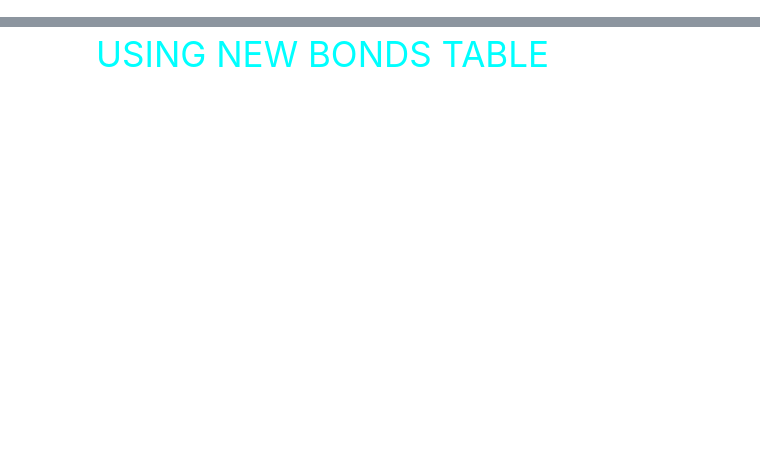
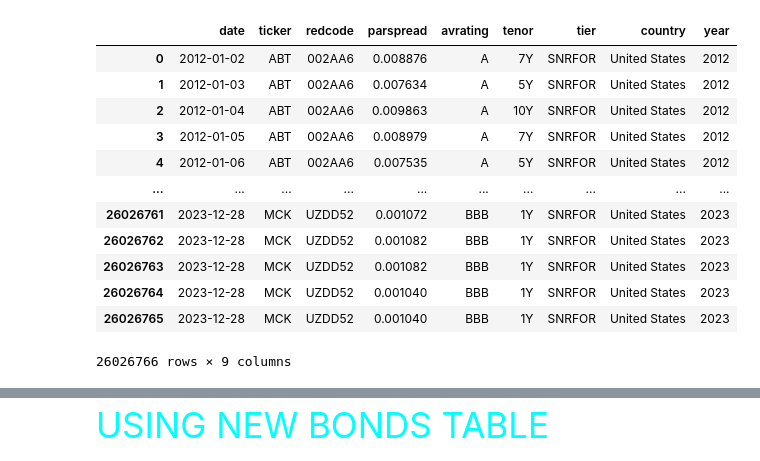
Before and after one commit to zixiaowang123/full_stack_project, a Jupyter notebook: src/test.ipynb, the cells around one changed output, grey strips where cells are left out. Cells and saved outputs as stored; diff of their text form; code cells hidden in the pictures; blank space fills up the shorter version.

```diff
--- a/src/test.ipynb
+++ b/src/test.ipynb
@@ -10,3 +47,19 @@ wbonds = pd.read_parquet("wrds_bond.parquet")
+# %%
+cds2
+# %% [output]
+|  | date | ticker | redcode | parspread | avrating | tenor | tier | country | year |
+| 0 | 2012-01-02 | ABT | 002AA6 | 0.008876 | A | 7Y | SNRFOR | United States | 2012 |
+| 1 | 2012-01-03 | ABT | 002AA6 | 0.007634 | A | 5Y | SNRFOR | United States | 2012 |
+| 2 | 2012-01-04 | ABT | 002AA6 | 0.009863 | A | 10Y | SNRFOR | United States | 2012 |
+| 3 | 2012-01-05 | ABT | 002AA6 | 0.008979 | A | 7Y | SNRFOR | United States | 2012 |
+| 4 | 2012-01-06 | ABT | 002AA6 | 0.007535 | A | 5Y | SNRFOR | United States | 2012 |
+| ... | ... | ... | ... | ... | ... | ... | ... | ... | ... |
+| 26026761 | 2023-12-28 | MCK | UZDD52 | 0.001072 | BBB | 1Y | SNRFOR | United States | 2023 |
+| 26026762 | 2023-12-28 | MCK | UZDD52 | 0.001082 | BBB | 1Y | SNRFOR | United States | 2023 |
+| 26026763 | 2023-12-28 | MCK | UZDD52 | 0.001082 | BBB | 1Y | SNRFOR | United States | 2023 |
+| 26026764 | 2023-12-28 | MCK | UZDD52 | 0.001040 | BBB | 1Y | SNRFOR | United States | 2023 |
+| 26026765 | 2023-12-28 | MCK | UZDD52 | 0.001040 | BBB | 1Y | SNRFOR | United States | 2023 |
+26026766 rows × 9 columns
 # %%
 mapping.dropna(inplace=True)
 mapping["issuer_cusip"] = mapping.apply(lambda row: row['obl_cusip'][:6], axis = 1)
```
Also changed, not shown: parts of 25 cells of this notebook, 4 other files.
